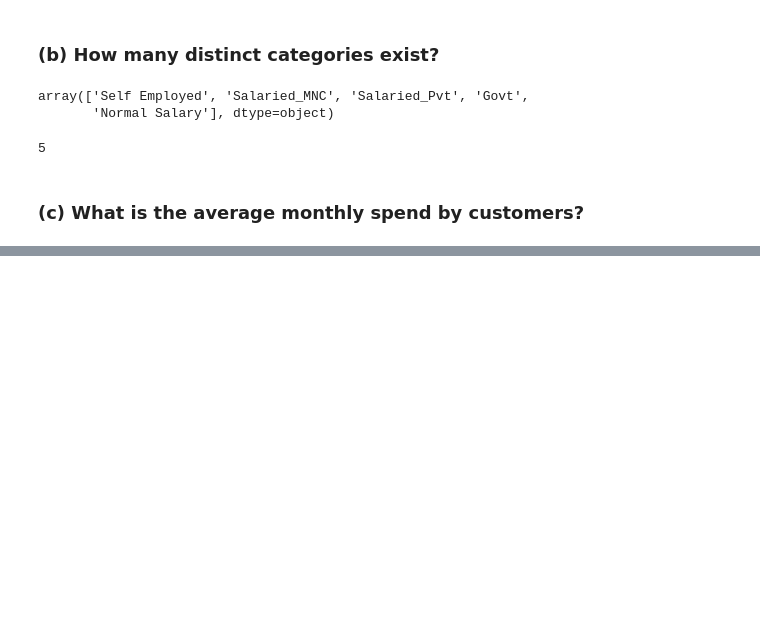
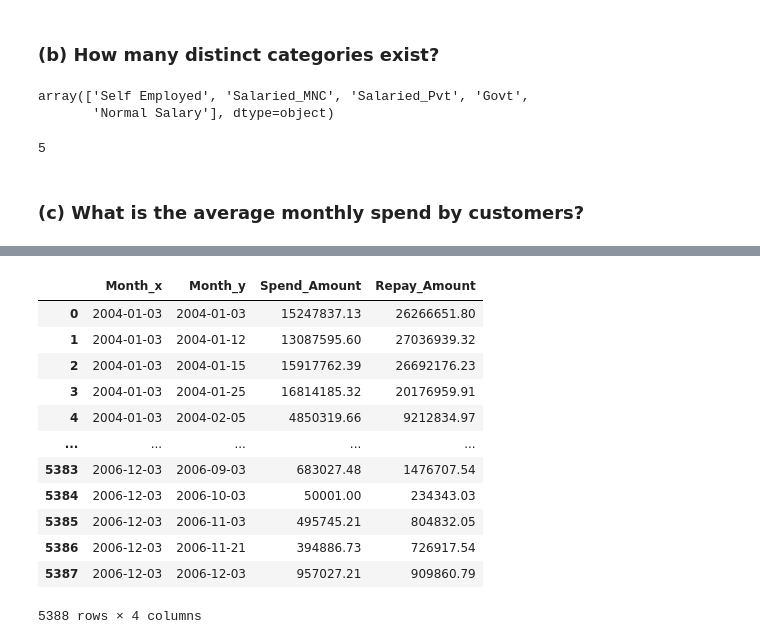
Before and after one commit to sakshisv/Credit-Card-Case-Study, a Jupyter notebook: Credit Card Case Study (Python).ipynb, the cells around one changed output, grey strips where cells are left out. Cells and saved outputs as stored; diff of their text form; code cells hidden in the pictures; blank space fills up the shorter version.

```diff
--- a/Credit Card Case Study (Python).ipynb
+++ b/Credit Card Case Study (Python).ipynb
@@ -195,0 +232,22 @@ len(customer['Segment'].unique())
+# %%
+cust_spend_repay = pd.merge(left = cust_spend, right = repayment, on = 'Customer', how ='left')
+# %%
+cust_spend_repay.rename(columns = {'Amount_x' : 'Spend_Amount', 'Amount_y' : 'Repay_Amount'}, inplace = True)
+# %%
+cust_spend_repay['Monthly_Profit'] = cust_spend_repay['Repay_Amount'] - cust_spend_repay['Spend_Amount']
+# %%
+cust_spend_repay.groupby(['Month_x', 'Month_y'])[['Spend_Amount', 'Repay_Amount']].sum().reset_index()
+# %% [output]
+|  | Month_x | Month_y | Spend_Amount | Repay_Amount |
+| 0 | 2004-01-03 | 2004-01-03 | 15247837.13 | 26266651.80 |
+| 1 | 2004-01-03 | 2004-01-12 | 13087595.60 | 27036939.32 |
+| 2 | 2004-01-03 | 2004-01-15 | 15917762.39 | 26692176.23 |
+| 3 | 2004-01-03 | 2004-01-25 | 16814185.32 | 20176959.91 |
+| 4 | 2004-01-03 | 2004-02-05 | 4850319.66 | 9212834.97 |
+| ... | ... | ... | ... | ... |
+| 5383 | 2006-12-03 | 2006-09-03 | 683027.48 | 1476707.54 |
+| 5384 | 2006-12-03 | 2006-10-03 | 50001.00 | 234343.03 |
+| 5385 | 2006-12-03 | 2006-11-03 | 495745.21 | 804832.05 |
+| 5386 | 2006-12-03 | 2006-11-21 | 394886.73 | 726917.54 |
+| 5387 | 2006-12-03 | 2006-12-03 | 957027.21 | 909860.79 |
+5388 rows × 4 columns
```
Also changed, not shown: parts of 5 cells of this notebook.
